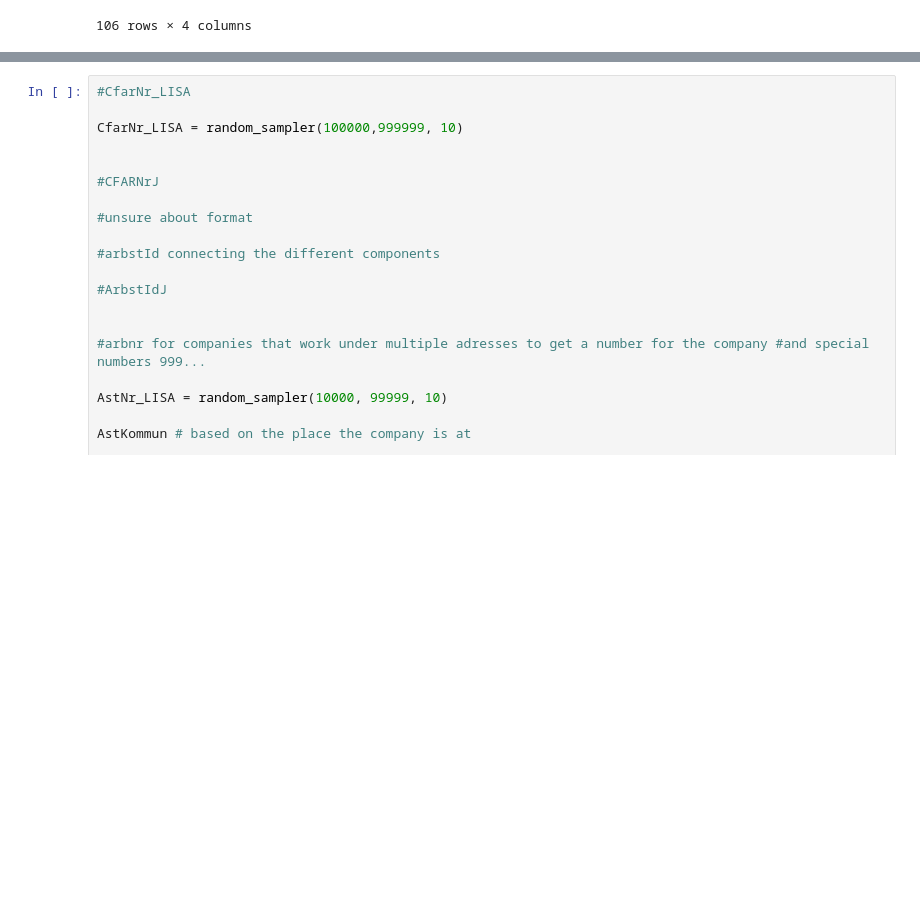
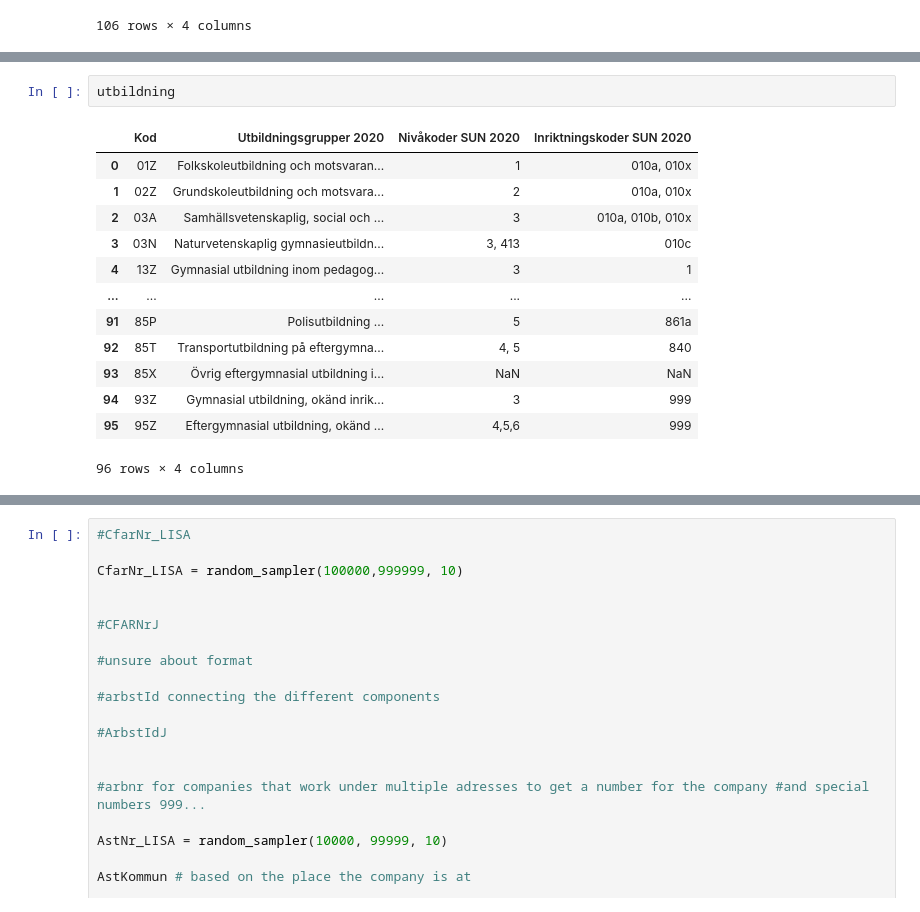
Before and after one commit to neddul/generate-network-project, a Jupyter notebook: Variables.ipynb, the cells around one changed output, grey strips where cells are left out. Cells and saved outputs as stored; diff of their text form; blank space fills up the shorter version.

```diff
--- a/Variables.ipynb
+++ b/Variables.ipynb
@@ -322 +384,17 @@ result_dict
+# %%
+utbildning
+# %% [output]
+|  | Kod | Utbildningsgrupper 2020 | Nivåkoder SUN 2020 | Inriktningskoder SUN 2020 |
+| 0 | 01Z | Folkskoleutbildning och motsvaran... | 1 | 010a, 010x |
+| 1 | 02Z | Grundskoleutbildning och motsvara... | 2 | 010a, 010x |
+| 2 | 03A | Samhällsvetenskaplig, social och ... | 3 | 010a, 010b, 010x |
+| 3 | 03N | Naturvetenskaplig gymnasieutbildn... | 3, 413 | 010c |
+| 4 | 13Z | Gymnasial utbildning inom pedagog... | 3 | 1 |
+| ... | ... | ... | ... | ... |
+| 91 | 85P | Polisutbildning ... | 5 | 861a |
+| 92 | 85T | Transportutbildning på eftergymna... | 4, 5 | 840 |
+| 93 | 85X | Övrig eftergymnasial utbildning i... | NaN | NaN |
+| 94 | 93Z | Gymnasial utbildning, okänd inrik... | 3 | 999 |
+| 95 | 95Z | Eftergymnasial utbildning, okänd ... | 4,5,6 | 999 |
+96 rows × 4 columns
 # %%
```
Also changed, not shown: parts of 9 cells of this notebook, 4 other files.
